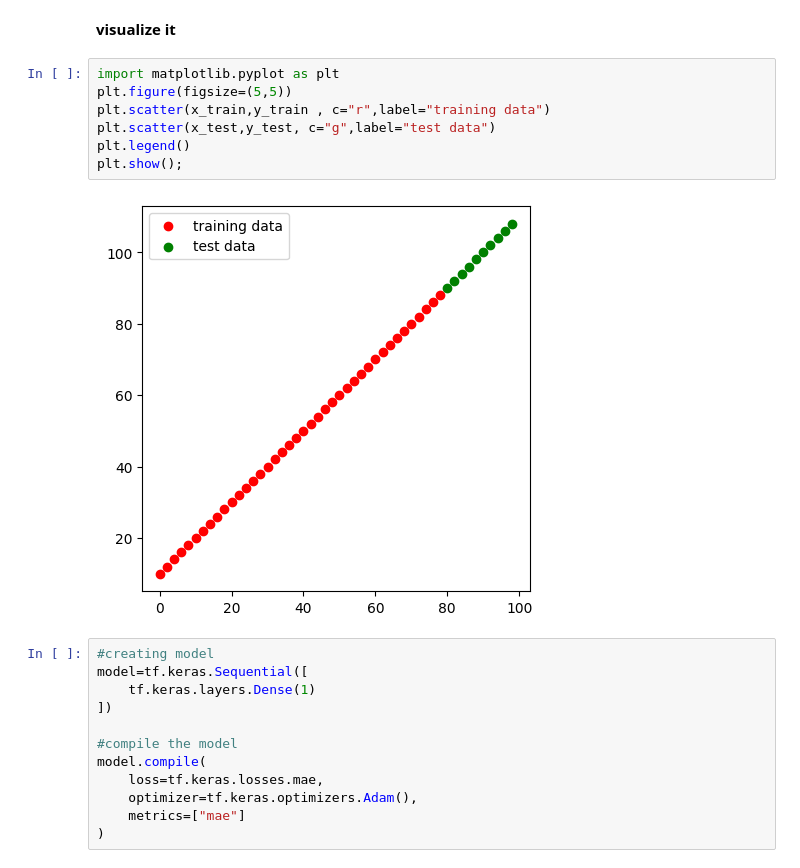
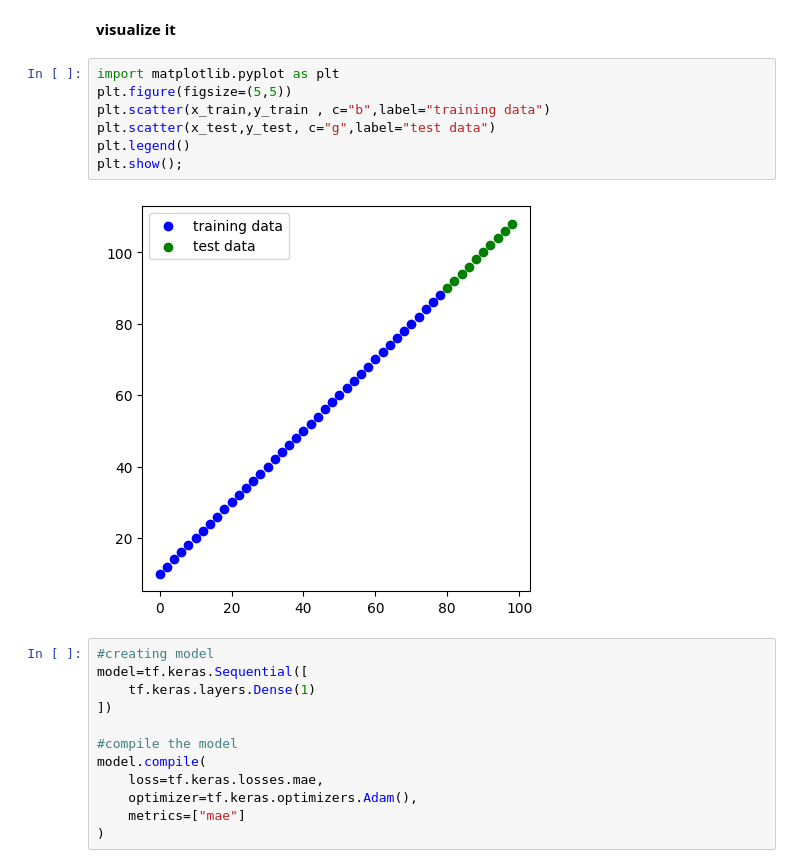
Before and after one commit to mohdabuzaransari9/tensorflow, a Jupyter notebook: file2_neural_network.ipynb, the cells around one changed output. Saved outputs shown, nothing was run; the diff lists cells and outputs as text.

```diff
--- a/file2_neural_network.ipynb
+++ b/file2_neural_network.ipynb
@@ -447,12 +449,12 @@ len(x_train),len(x_test),len(y_train),len(y_test)
 # %%
 import matplotlib.pyplot as plt
 plt.figure(figsize=(5,5))
-plt.scatter(x_train,y_train , c="r",label="training data")
+plt.scatter(x_train,y_train , c="b",label="training data")
 plt.scatter(x_test,y_test, c="g",label="test data")
 plt.legend()
 plt.show();
 # %% [output]
-[figure, old version]
+[figure, new version]
 # %%
 #creating model
 model=tf.keras.Sequential([
```
Also changed, not shown: parts of 70 cells of this notebook.
